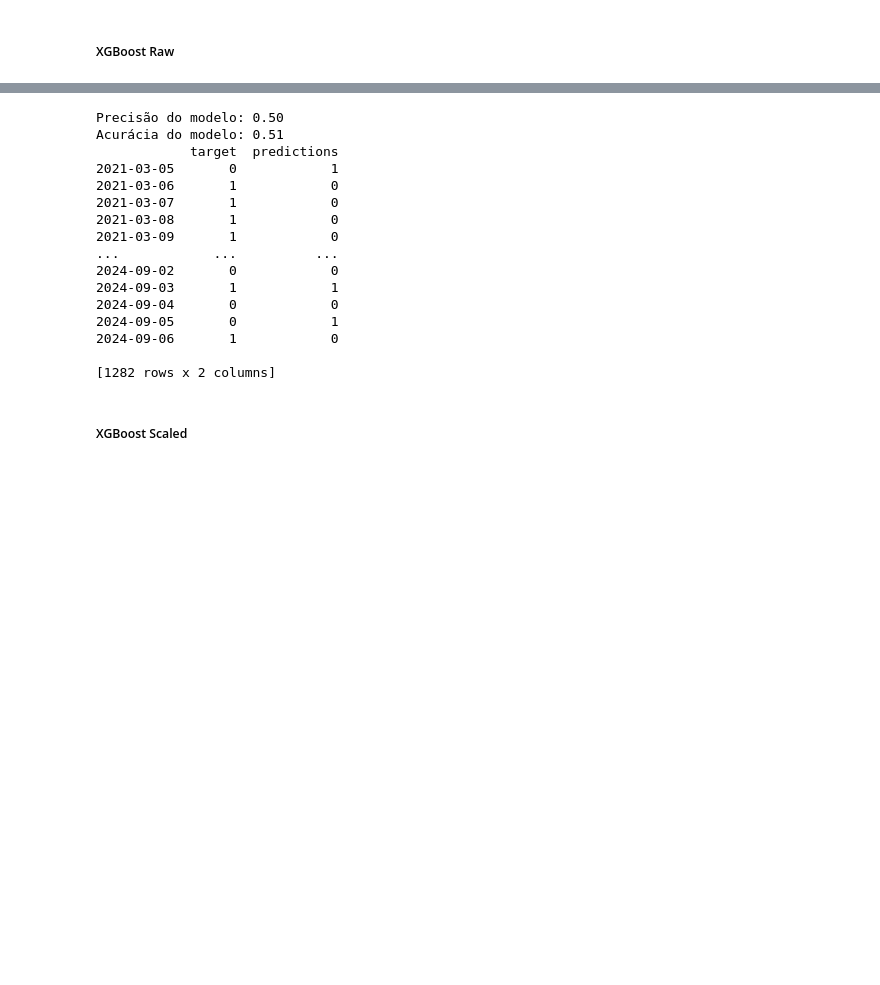
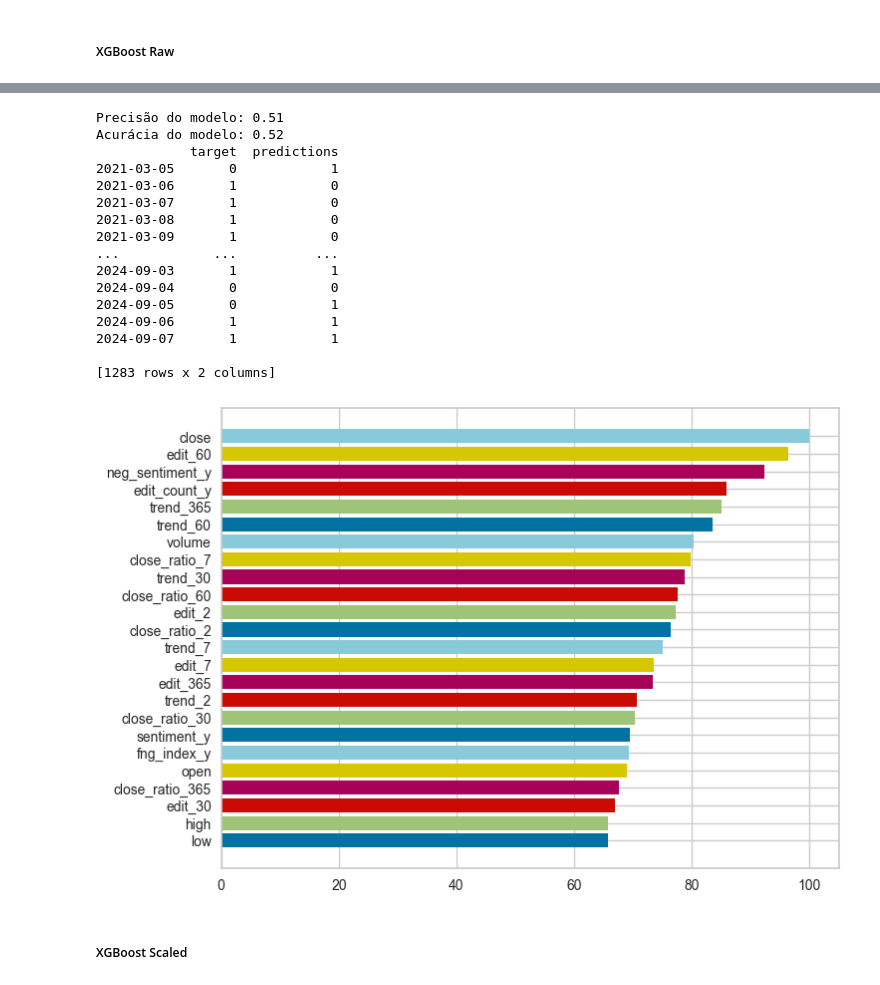
Before and after one commit to marcosnataqs/bitcoin_trend_prediction, a Jupyter notebook: ml_model_training/btc_trend_prediction_model.ipynb, the cells around one changed output, grey strips where cells are left out. Cells and saved outputs as stored; diff of their text form; code cells hidden in the pictures; blank space fills up the shorter version.

```diff
--- a/ml_model_training/btc_trend_prediction_model.ipynb
+++ b/ml_model_training/btc_trend_prediction_model.ipynb
@@ -457,7 +550,7 @@ Best Params Found: {'colsample_bytree': 0.5, 'learning_rate': 0.4, 'max_depth':
 
 ---------------------------------
 # %%
-predictions = backtest(data, best_model_xgb_cr, predictors)
+predictions = backtest(new_data, best_model_xgb_cr, predictors)
 
 # Avaliar o modelo
 precision, accuracy = evaluate_model(predictions)
@@ -465,8 +558,8 @@ print(f"Precisão do modelo: {precision:.2f}")
 print(f"Acurácia do modelo: {accuracy:.2f}")
 print(predictions)
 # %% [output]
-Precisão do modelo: 0.50
-Acurácia do modelo: 0.51
+Precisão do modelo: 0.51
+Acurácia do modelo: 0.52
             target  predictions
 2021-03-05       0            1
 2021-03-06       1            0
@@ -474,13 +567,22 @@ Acurácia do modelo: 0.51
 2021-03-08       1            0
 2021-03-09       1            0
 ...            ...          ...
-2024-09-02       0            0
 2024-09-03       1            1
 2024-09-04       0            0
 2024-09-05       0            1
-2024-09-06       1            0
+2024-09-06       1            1
+2024-09-07       1            1
 
-[1282 rows x 2 columns]
+[1283 rows x 2 columns]
+# %%
+fig, ax = plt.subplots(figsize=(8,6))
+feature_importance = plot_feature_importances(model=best_model_xgb_cr,
+                                              X=X_train,
+                                              y=y_train,
+                                              label=predictors)
+plt.show(feature_importance)
+# %% [output]
+[figure, added]
 # %% [markdown]
 ##### XGBoost Scaled
 # %%
```
Also changed, not shown: parts of 41 cells of this notebook, 1 other file.
